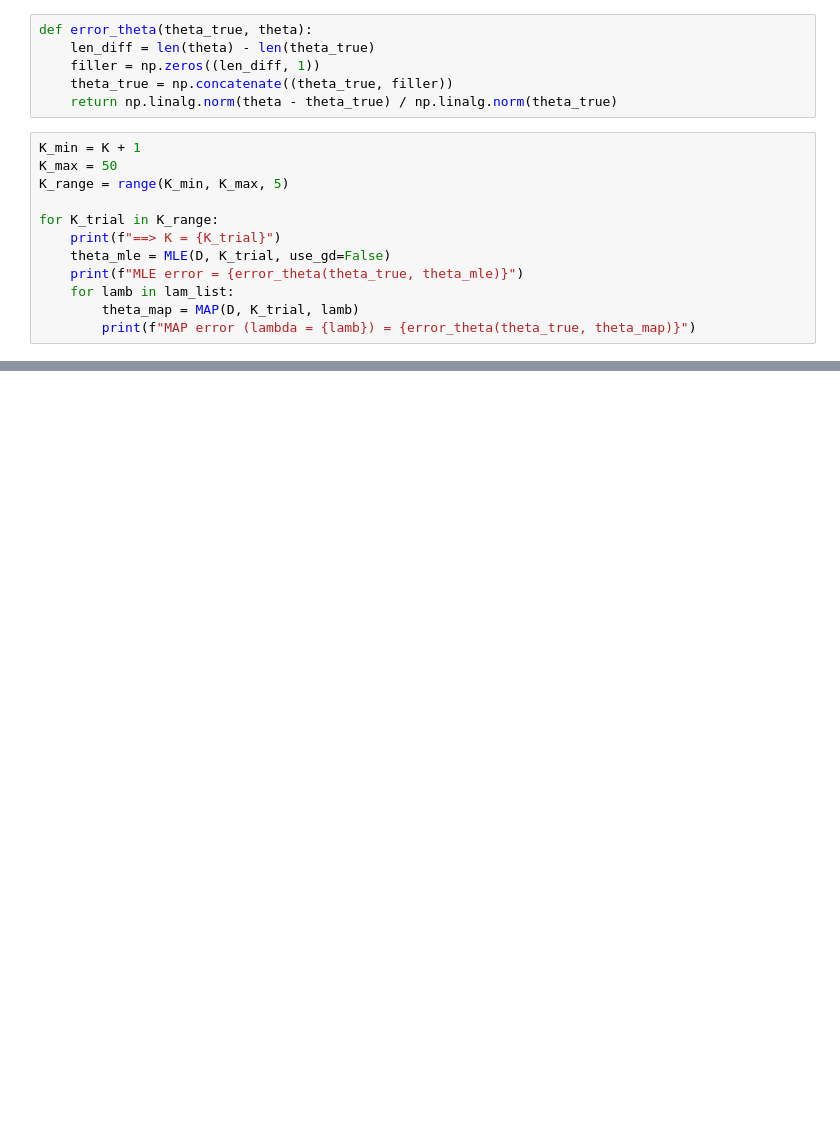
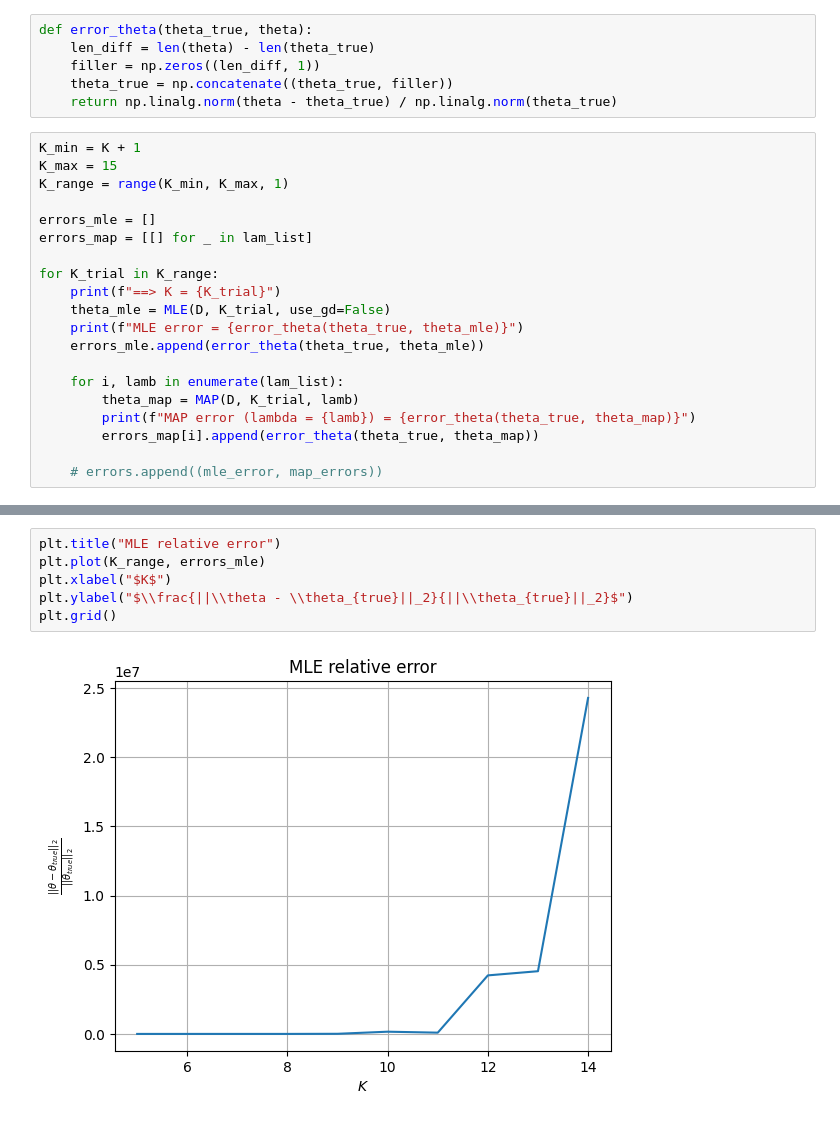
Before and after one commit to Tony3oo3/SMMAI_Lab, a Jupyter notebook: Homework_4/Homework4.ipynb, the cells around one changed output, grey strips where cells are left out. Drawn from its saved outputs; the diff is of its cells as text; blank space fills up the shorter version.

```diff
--- a/Homework_4/Homework4.ipynb
+++ b/Homework_4/Homework4.ipynb
@@ -286,14 +296,22 @@ def error_theta(theta_true, theta):
     return np.linalg.norm(theta - theta_true) / np.linalg.norm(theta_true)
 # %%
 K_min = K + 1
-K_max = 50
-K_range = range(K_min, K_max, 5)
+K_max = 15
+K_range = range(K_min, K_max, 1)
+
+errors_mle = []
+errors_map = [[] for _ in lam_list]
 
 for K_trial in K_range:
     print(f"==> K = {K_trial}")
     theta_mle = MLE(D, K_trial, use_gd=False)
     print(f"MLE error = {error_theta(theta_true, theta_mle)}")
-    for lamb in lam_list:
+    errors_mle.append(error_theta(theta_true, theta_mle))
+
+    for i, lamb in enumerate(lam_list):
         theta_map = MAP(D, K_trial, lamb)
         print(f"MAP error (lambda = {lamb}) = {error_theta(theta_true, theta_map)}")
+        errors_map[i].append(error_theta(theta_true, theta_map))
+
+    # errors.append((mle_error, map_errors))
 # %% [output]
@@ -316,0 +335,8 @@ MAP error (lambda = 50) = 0.41276458576347175
+# %%
+plt.title("MLE relative error")
+plt.plot(K_range, errors_mle)
+plt.xlabel("$K$")
+plt.ylabel("$\\frac{||\\theta - \\theta_{true}||_2}{||\\theta_{true}||_2}$")
+plt.grid()
+# %% [output]
+[figure, added]
```
Also changed, not shown: parts of 13 cells of this notebook.
